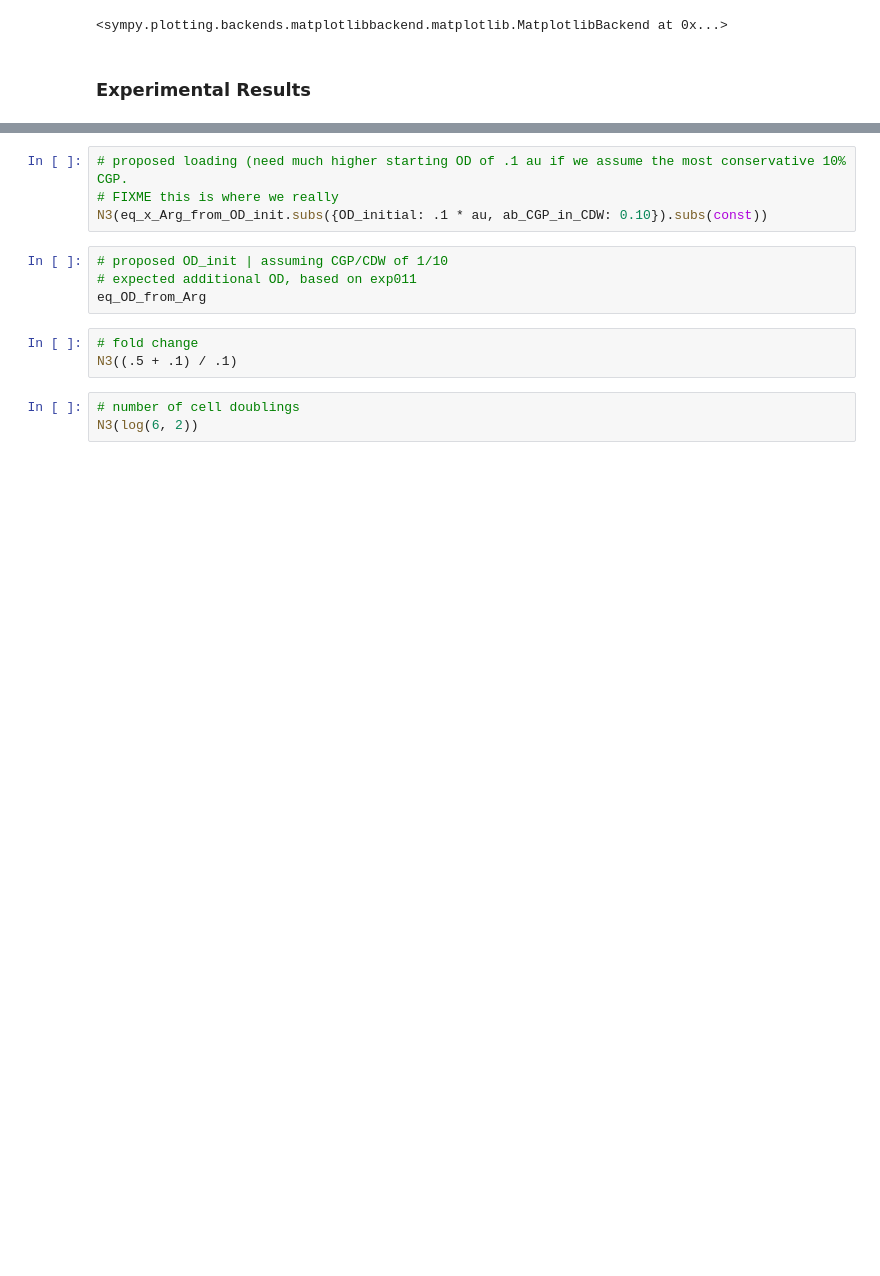
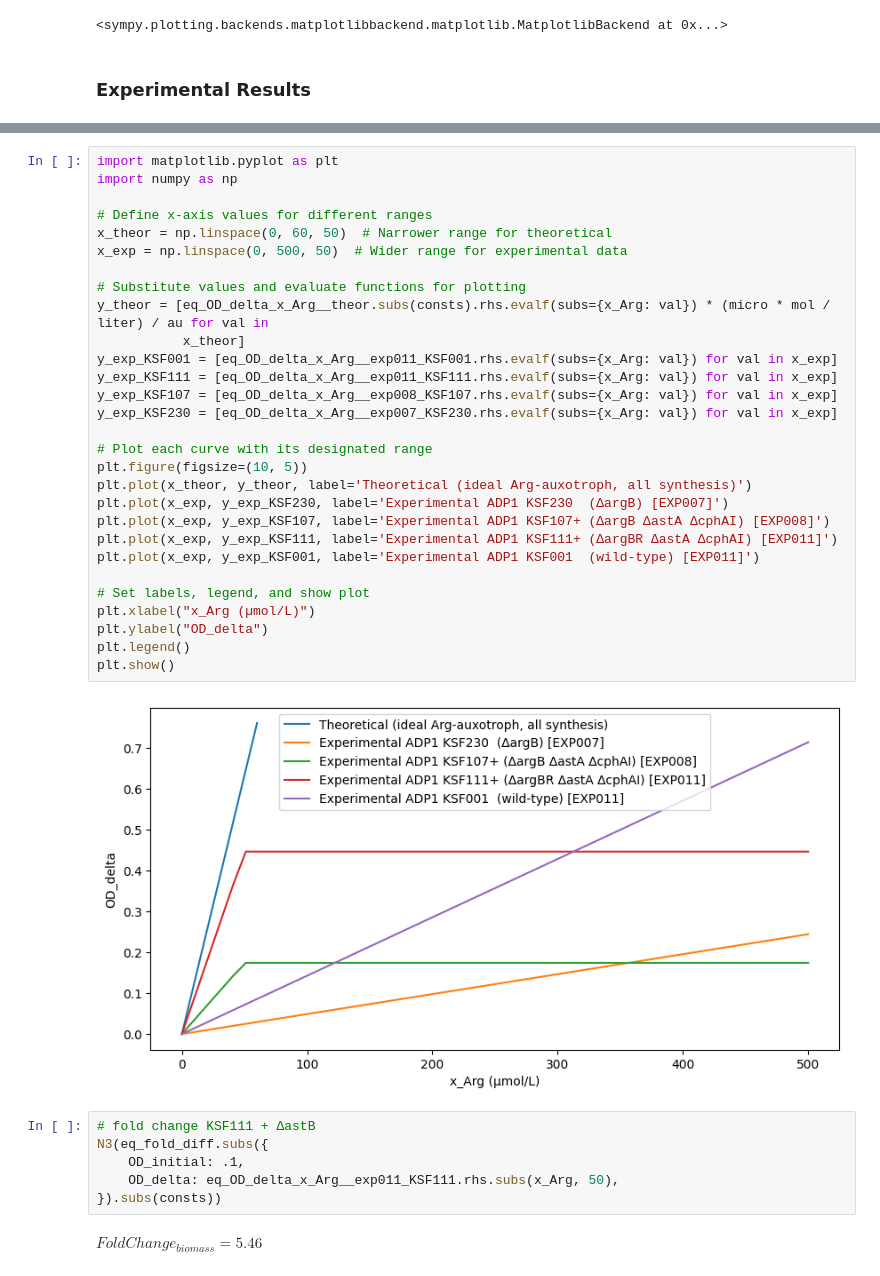
Before and after one commit to p7k/nu_tyo_lab_analysis, a Jupyter notebook: nb/exp/math_cgp_yields.ipynb, the cells around one changed output, grey strips where cells are left out. Saved outputs shown, nothing was run; the diff lists cells and outputs as text; blank space fills up the shorter version.

```diff
--- a/nb/exp/math_cgp_yields.ipynb
+++ b/nb/exp/math_cgp_yields.ipynb
@@ -228,15 +255,40 @@ plot(
 <sympy.plotting.backends.matplotlibbackend.matplotlib.MatplotlibBackend at 0x...>
-# %%
-# proposed loading (need much higher starting OD of .1 au if we assume the most conservative 10% CGP.
-# FIXME this is where we really
-N3(eq_x_Arg_from_OD_init.subs({OD_initial: .1 * au, ab_CGP_in_CDW: 0.10}).subs(const))
-# %%
-# proposed OD_init | assuming CGP/CDW of 1/10
-# expected additional OD, based on exp011
-eq_OD_from_Arg
+# %%
+import matplotlib.pyplot as plt
+import numpy as np
+
+# Define x-axis values for different ranges
+x_theor = np.linspace(0, 60, 50)  # Narrower range for theoretical
+x_exp = np.linspace(0, 500, 50)  # Wider range for experimental data
+
+# Substitute values and evaluate functions for plotting
+y_theor = [eq_OD_delta_x_Arg__theor.subs(consts).rhs.evalf(subs={x_Arg: val}) * (micro * mol / liter) / au for val in
+           x_theor]
+y_exp_KSF001 = [eq_OD_delta_x_Arg__exp011_KSF001.rhs.evalf(subs={x_Arg: val}) for val in x_exp]
+y_exp_KSF111 = [eq_OD_delta_x_Arg__exp011_KSF111.rhs.evalf(subs={x_Arg: val}) for val in x_exp]
+y_exp_KSF107 = [eq_OD_delta_x_Arg__exp008_KSF107.rhs.evalf(subs={x_Arg: val}) for val in x_exp]
+y_exp_KSF230 = [eq_OD_delta_x_Arg__exp007_KSF230.rhs.evalf(subs={x_Arg: val}) for val in x_exp]
+
+# Plot each curve with its designated range
+plt.figure(figsize=(10, 5))
+plt.plot(x_theor, y_theor, label='Theoretical (ideal Arg-auxotroph, all synthesis)')
+plt.plot(x_exp, y_exp_KSF230, label='Experimental ADP1 KSF230  (∆argB) [EXP007]')
+plt.plot(x_exp, y_exp_KSF107, label='Experimental ADP1 KSF107+ (∆argB ∆astA ∆cphAI) [EXP008]')
+plt.plot(x_exp, y_exp_KSF111, label='Experimental ADP1 KSF111+ (∆argBR ∆astA ∆cphAI) [EXP011]')
+plt.plot(x_exp, y_exp_KSF001, label='Experimental ADP1 KSF001  (wild-type) [EXP011]')
+
+# Set labels, legend, and show plot
+plt.xlabel("x_Arg (µmol/L)")
+plt.ylabel("OD_delta")
+plt.legend()
+plt.show()
+# %% [output]
+[figure, added]
 # %%
-# fold change
-N3((.5 + .1) / .1)
+# fold change KSF111 + ∆astB
+N3(eq_fold_diff.subs({
+    OD_initial: .1,
+    OD_delta: eq_OD_delta_x_Arg__exp011_KSF111.rhs.subs(x_Arg, 50),
+}).subs(consts))
+# %% [output]
+$\displaystyle FoldChange_{biomass} = 5.46$
-# %%
-# number of cell doublings
-N3(log(6, 2))
```
Also changed, not shown: parts of 20 cells of this notebook, 4 other files.
